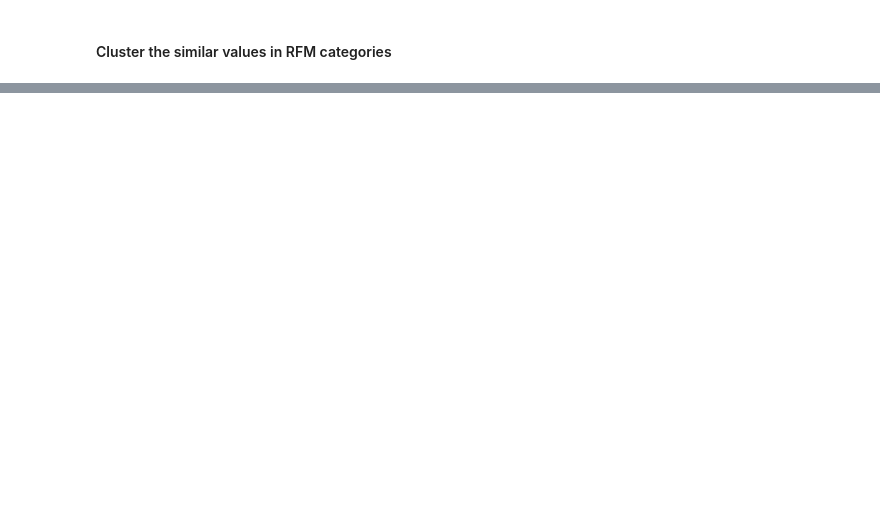
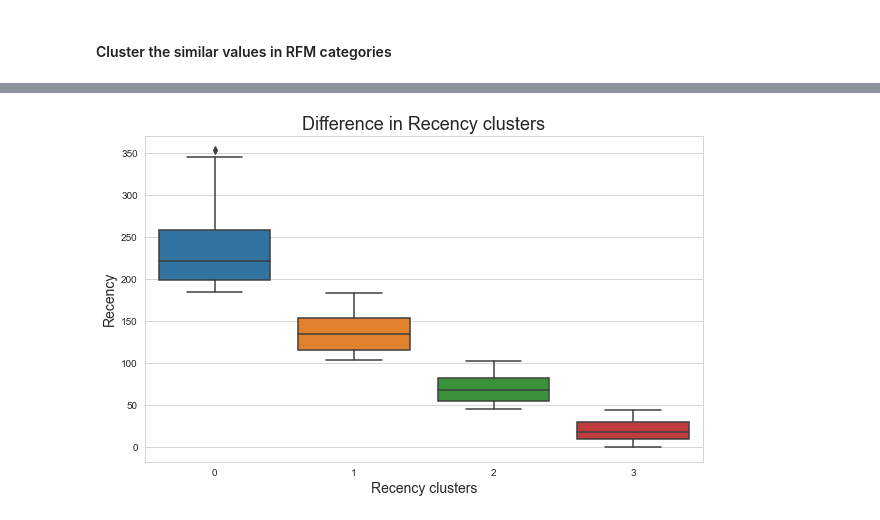
Before and after one commit to simo2712/VI_kpmg_data_analytics, a Jupyter notebook: Task_2/Task 2.2 - Data Insights.ipynb, the cells around one changed output, grey strips where cells are left out. Cells and saved outputs as stored; diff of their text form; code cells hidden in the pictures; blank space fills up the shorter version.

```diff
--- a/Task_2/Task 2.2 - Data Insights.ipynb
+++ b/Task_2/Task 2.2 - Data Insights.ipynb
@@ -712,0 +661,27 @@ plt.show()
+# %%
+# Rename correctly the clusters
+def order_clusters(dataset, cluster_column, target_column, asc=True):
+    """
+    dataset: pandas Dataframe
+    cluster_column: column of clusters (string)
+    target_column: column to sort (string)
+    asc: boolean value for ascending sorting
+    """
+    grouped_cluster = dataset.groupby(cluster_column)[target_column].mean().reset_index()
+    grouped_cluster = grouped_cluster.sort_values([target_column], ascending=asc).reset_index(drop=True)
+    grouped_cluster['index'] = grouped_cluster.index
+
+    renamed_dict = dict(zip(grouped_cluster[cluster_column], grouped_cluster['index']))
+    return dataset[cluster_column].replace(renamed_dict)
+
+
+customers['recency_cluster'] = order_clusters(customers,'recency_cluster','recency', asc=False)
+# %%
+plt.figure(figsize=(10, 6))
+sns.boxplot(data=customers, x='recency_cluster',  y='recency')
+plt.xlabel('Recency clusters', fontsize=14)
+plt.ylabel('Recency', fontsize=14)
+plt.title('Difference in Recency clusters', fontsize=18)
+plt.show()
+# %% [output]
+[figure, added]
```
Also changed, not shown: parts of 50 cells of this notebook.
